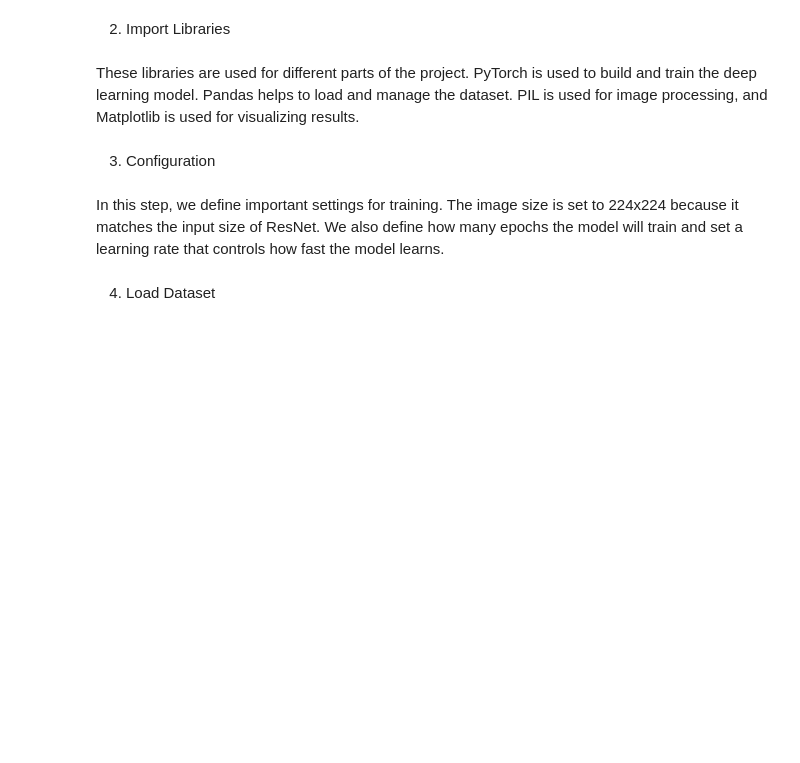
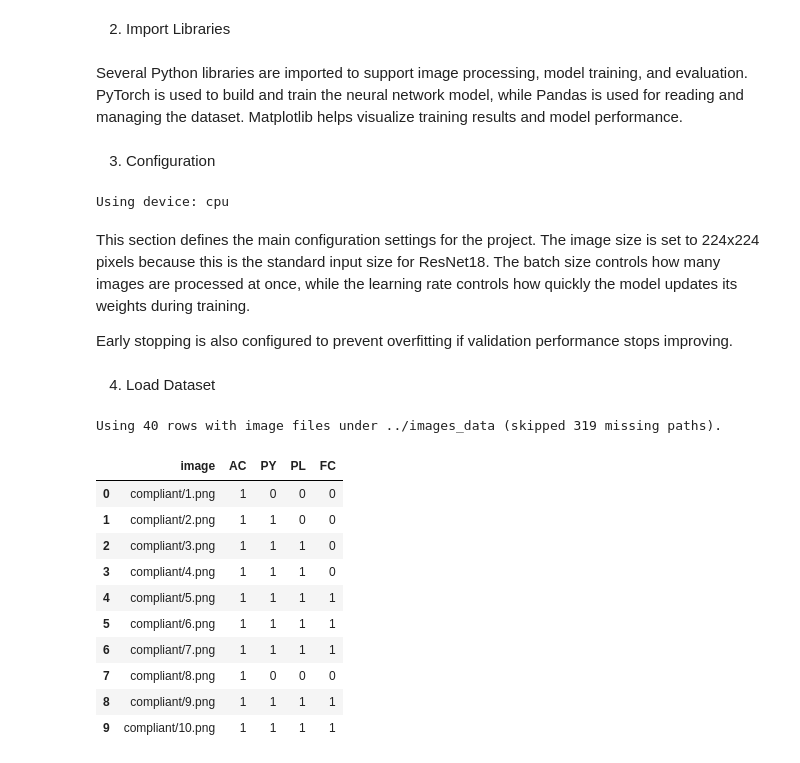
Before and after one commit to ayoub-lafhailat/ibcs-dashboard-compliance-checker, a Jupyter notebook: model/Jugo FinalModel.ipynb, the cells around one changed output. Drawn from its saved outputs; the diff is of its cells as text; code cells hidden in the pictures; blank space fills up the shorter version.

Commit message:
complete final model and also saved. this the neam of the model (ibcs_final_model.pth)

```diff
--- a/model/Jugo FinalModel.ipynb
+++ b/model/Jugo FinalModel.ipynb
@@ -35,24 +36,76 @@ from sklearn.metrics import classification_report
 # %% [markdown]
-These libraries are used for different parts of the project. PyTorch is used to build and train the deep learning model. Pandas helps to load and manage the dataset. PIL is used for image processing, and Matplotlib is used for visualizing results.
+Several Python libraries are imported to support image processing, model training, and evaluation. PyTorch is used to build and train the neural network model, while Pandas is used for reading and managing the dataset. Matplotlib helps visualize training results and model performance.
 # %% [markdown]
 3. Configuration
 # %%
+# Dataset path
 data_dir = "../images_data"
 
+# Image settings
 IMG_SIZE = 224
+
+# Training settings
 BATCH_SIZE = 16
 EPOCHS = 30
 LEARNING_RATE = 0.0001
+
+# Early stopping
 PATIENCE = 5
 
+# Device
 DEVICE = torch.device("cuda" if torch.cuda.is_available() else "cpu")
 
-print("Device:", DEVICE)
+print("Using device:", DEVICE)
+# %% [output]
+Using device: cpu
 # %% [markdown]
-In this step, we define important settings for training. The image size is set to 224x224 because it matches the input size of ResNet. We also define how many epochs the model will train and set a learning rate that controls how fast the model learns.
+This section defines the main configuration settings for the project. The image size is set to 224x224 pixels because this is the standard input size for ResNet18. The batch size controls how many images are processed at once, while the learning rate controls how quickly the model updates its weights during training.
+
+Early stopping is also configured to prevent overfitting if validation performance stops improving.
 # %% [markdown]
 4. Load Dataset
 # %%
 df = pd.read_csv("../images_data/labels-correct.csv", sep=";")
-df.head()
+
+
+def _image_path_exists(relative_path, root):
+    """Same resolution rules as MultiLabelDataset._resolve_image_path."""
+    clean_relative = relative_path.replace("\\", "/").strip()
+    img_path = os.path.normpath(os.path.join(root, clean_relative))
+    if os.path.exists(img_path):
+        return True
+    base, _ = os.path.splitext(img_path)
+    for ext in [".png", ".jpg", ".jpeg", ".webp"]:
+        if os.path.exists(base + ext):
+            return True
+    return False
+
+
+_before = len(df)
+df = df[
+    df["image"].apply(lambda p: _image_path_exists(p, data_dir))
+].reset_index(drop=True)
+print(f"Using {len(df)} rows with image files under {data_dir} (skipped {_before - len(df)} missing paths).")
+
+for col in ["AC", "PY", "PL", "FC"]:
+    df[col] = pd.to_numeric(df[col], errors="coerce")
+_bad = df[["AC", "PY", "PL", "FC"]].isna().any(axis=1).sum()
+df = df.dropna(subset=["AC", "PY", "PL", "FC"]).reset_index(drop=True)
+if _bad:
+    print(f"Dropped {_bad} rows with non-numeric labels (e.g. placeholders).")
+
+df.head(10)
+# %% [output]
+Using 40 rows with image files under ../images_data (skipped 319 missing paths).
+|  | image | AC | PY | PL | FC |
+| 0 | compliant/1.png | 1 | 0 | 0 | 0 |
+| 1 | compliant/2.png | 1 | 1 | 0 | 0 |
+| 2 | compliant/3.png | 1 | 1 | 1 | 0 |
+| 3 | compliant/4.png | 1 | 1 | 1 | 0 |
+| 4 | compliant/5.png | 1 | 1 | 1 | 1 |
+| 5 | compliant/6.png | 1 | 1 | 1 | 1 |
+| 6 | compliant/7.png | 1 | 1 | 1 | 1 |
+| 7 | compliant/8.png | 1 | 0 | 0 | 0 |
+| 8 | compliant/9.png | 1 | 1 | 1 | 1 |
+| 9 | compliant/10.png | 1 | 1 | 1 | 1 |
 # %% [markdown]
```
Also changed, not shown: parts of 63 cells of this notebook, 1 other file.
